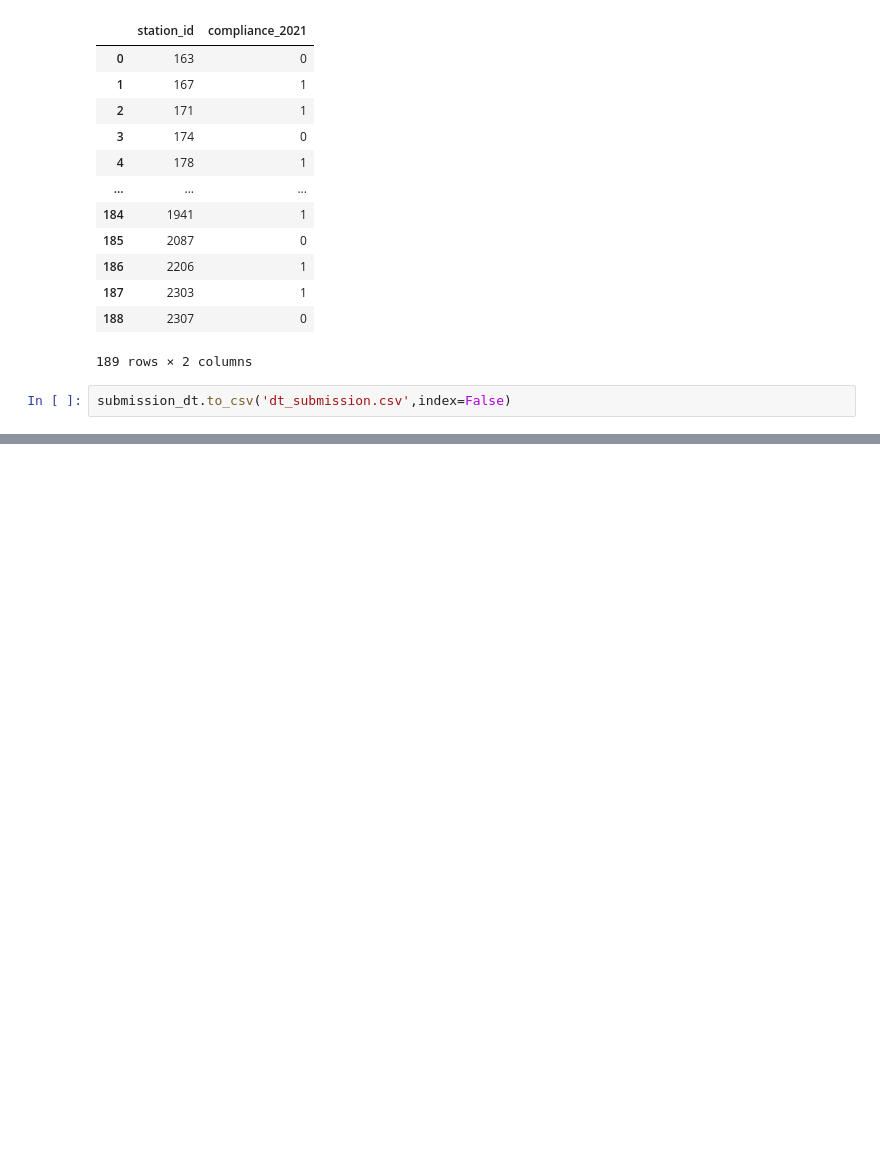
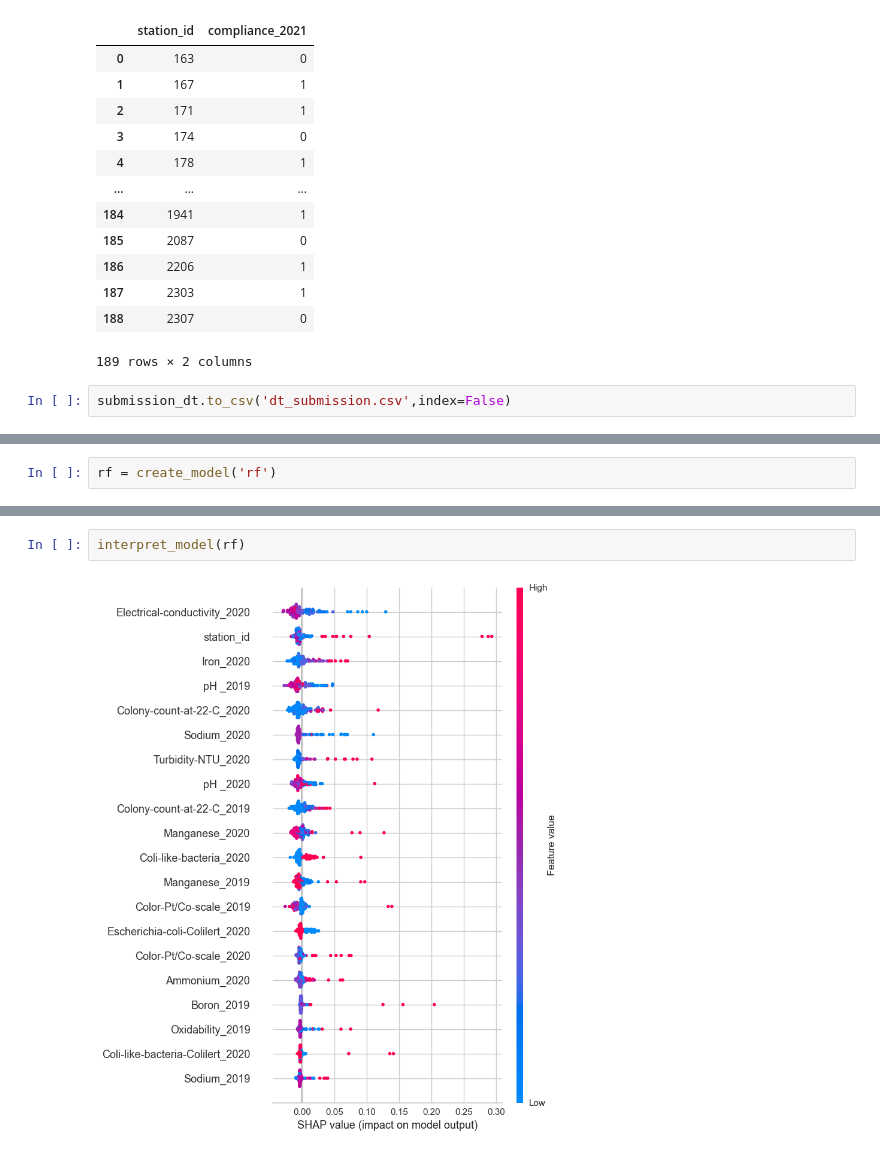
Before and after one commit to katesedykh/ML2022-Drinking-Water-Quality, a Jupyter notebook: drinking-water-quality.ipynb, the cells around one changed output, grey strips where cells are left out. Cells and saved outputs as stored; diff of their text form; blank space fills up the shorter version.

Commit message:
upd models

```diff
--- a/drinking-water-quality.ipynb
+++ b/drinking-water-quality.ipynb
@@ -204,0 +258,2 @@ submission_dt.to_csv('dt_submission.csv',index=False)
+# %%
+rf = create_model('rf')
@@ -204,0 +275,4 @@ submission_dt.to_csv('dt_submission.csv',index=False)
+# %%
+interpret_model(rf)
+# %% [output]
+[figure, added]
```
Also changed, not shown: parts of 6 cells of this notebook.
